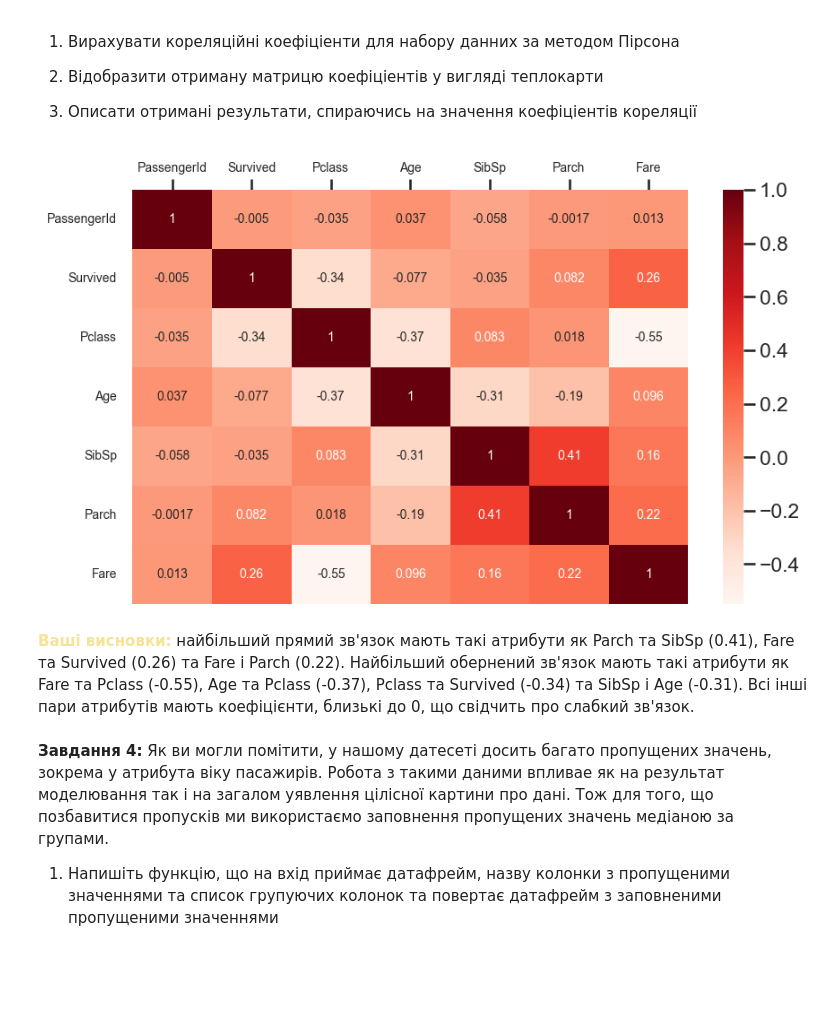
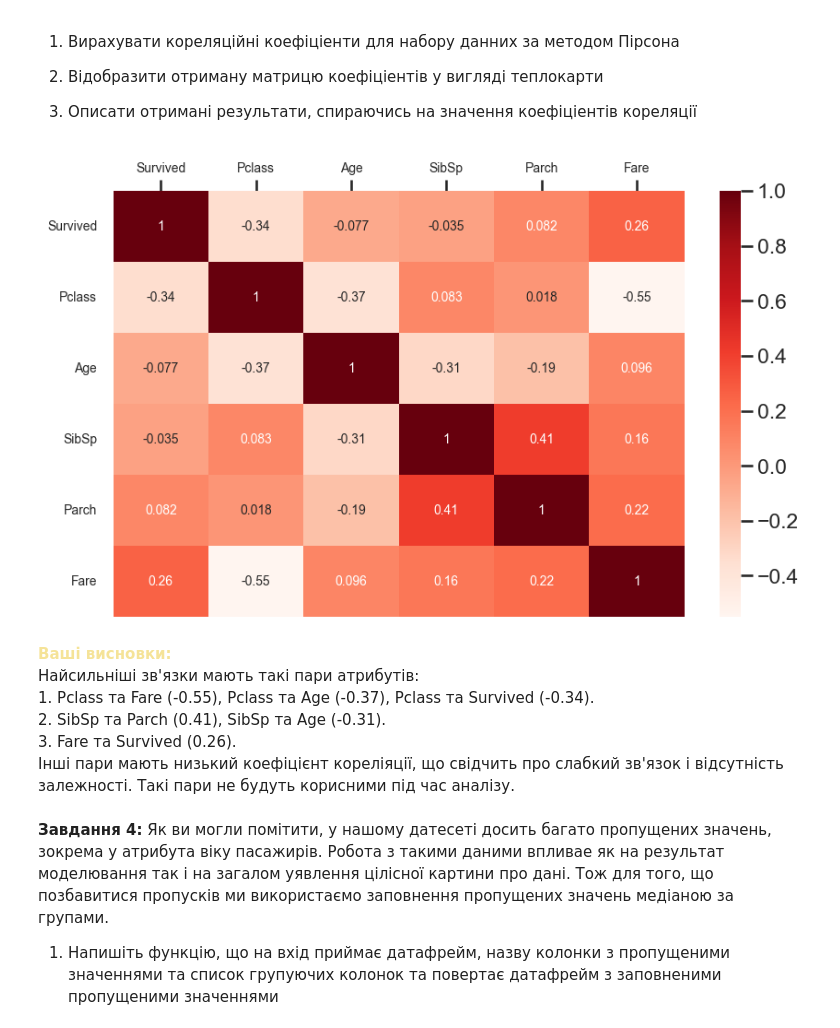
Before and after one commit to HumnytskaLiza/ai-labs, a Jupyter notebook: task3/Task3_basic_ai_liza_humnytska.ipynb, the cells around one changed output. Drawn from its saved outputs; the diff is of its cells as text; code cells hidden in the pictures; blank space fills up the shorter version.

```diff
--- a/task3/Task3_basic_ai_liza_humnytska.ipynb
+++ b/task3/Task3_basic_ai_liza_humnytska.ipynb
@@ -95,17 +101,24 @@ dtype: int64
 
 3. Описати отримані результати, спираючись на значення коефіціентів кореляції
 # %%
-num_data = dataset.select_dtypes(include=['number'])
+num_data = dataset.select_dtypes(include=['number']).drop(["PassengerId"], axis="columns")
 corr_coefficients = num_data.corr(method='pearson')
 
 fig, ax = plt.subplots(figsize=(10, 6))
 sns.heatmap(corr_coefficients, annot=True, cmap='Reds', ax=ax, annot_kws={'size': 10})
 ax.tick_params(labelsize=10)
 ax.xaxis.tick_top()
 # %% [output]
-[figure, old version]
+[figure, new version]
 # %% [markdown]
-<font color='#F5E398'><b>Ваші висновки:</b></font> найбільший прямий зв'язок мають такі атрибути як Parch та SibSp (0.41), Fare та Survived (0.26) та Fare і Parch (0.22). Найбільший обернений зв'язок мають такі атрибути як Fare та Pclass (-0.55), Age та Pclass (-0.37), Pclass та Survived (-0.34) та SibSp і Age (-0.31). Всі інші пари атрибутів мають коефіцієнти, близькі до 0, що свідчить про слабкий зв'язок.
+<font color='#F5E398'><b>Ваші висновки:</b></font>
+<br/>
+Найсильніші зв'язки мають такі пари атрибутів:
+<br/>1. Pclass та Fare (-0.55), Pclass та Age (-0.37), Pclass та Survived (-0.34).
+<br/>2. SibSp та Parch (0.41), SibSp та Age (-0.31).
+<br/>3. Fare та Survived (0.26).
+<br/>
+Інші пари мають низький коефіцієнт кореліяції, що свідчить про слабкий зв'язок і відсутність залежності. Такі пари не будуть корисними під час аналізу.
 # %% [markdown]
 **Завдання 4:** Як ви могли помітити, у нашому датесеті досить багато пропущених значень, зокрема у атрибута віку пасажирів. Робота з такими даними впливае як на результат моделювання так і на загалом уявлення цілісної картини про дані. Тож для того, що позбавитися пропусків ми використаємо заповнення пропущених значень медіаною за групами.
 
```
Also changed, not shown: parts of 28 cells of this notebook.
